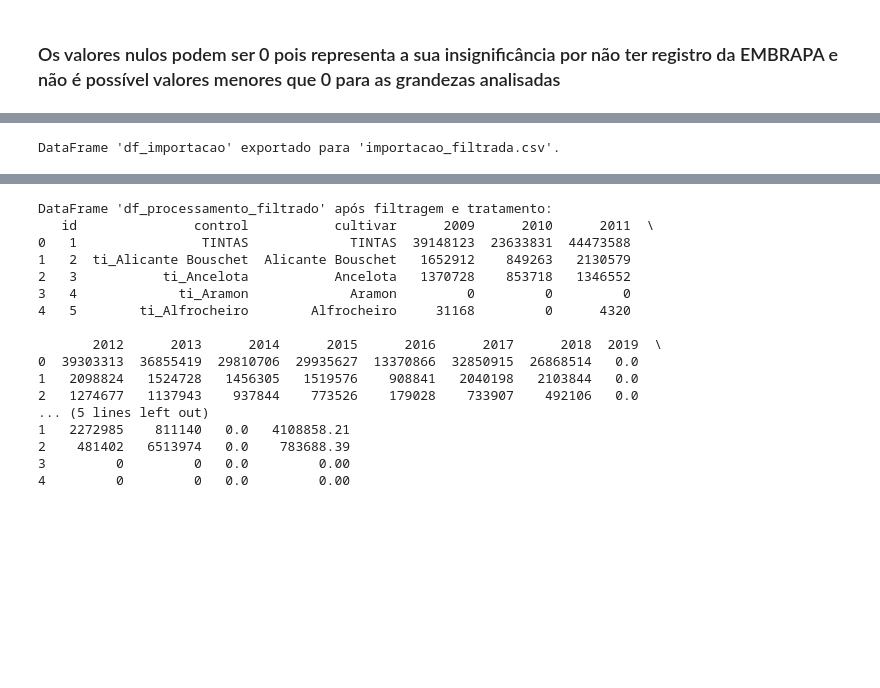
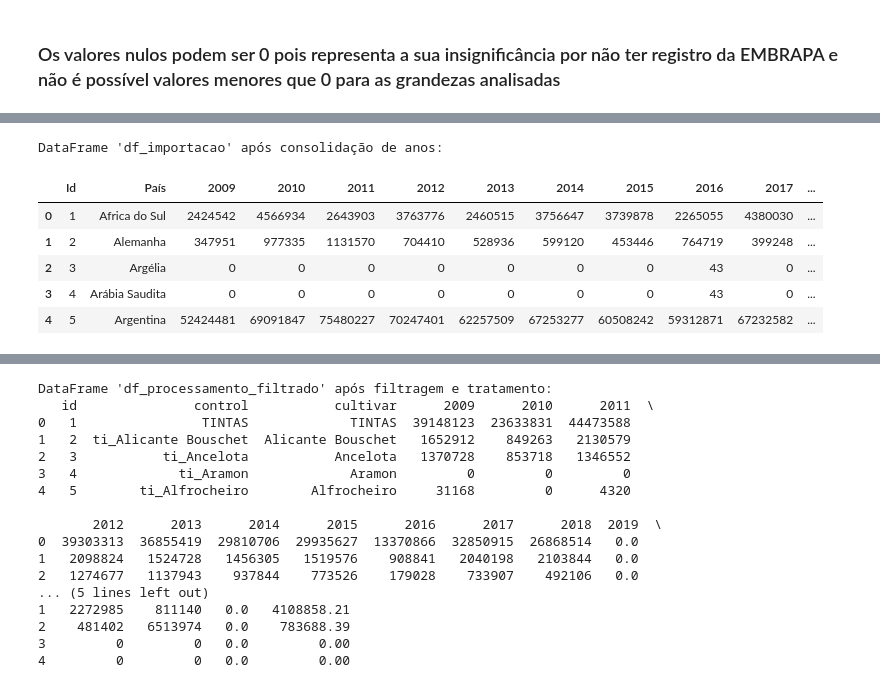
Before and after one commit to rafaellccouto/posach_analise_vinhos_comercio, a Jupyter notebook: Analise_vinhos_comercio.ipynb, the cells around one changed output, grey strips where cells are left out. Saved outputs shown, nothing was run; the diff lists cells and outputs as text; code cells hidden in the pictures; blank space fills up the shorter version.

```diff
--- a/Analise_vinhos_comercio.ipynb
+++ b/Analise_vinhos_comercio.ipynb
@@ -157,16 +205,0 @@ print(df_exportacao.head())
-# %%
-columns_to_remove = []
-for year in range(1970, 2008):
-    year_str = str(year)
-    year_str_dot1 = str(year) + '.1'
-
-    if year_str in df_exportacao.columns:
-        columns_to_remove.append(year_str)
-    if year_str_dot1 in df_exportacao.columns:
-        columns_to_remove.append(year_str_dot1)
-
-df_exportacao = df_exportacao.drop(columns=columns_to_remove, errors='ignore')
-
-print(f"Colunas removidas de df_exportacao: {columns_to_remove}")
-print("df_exportacao após remoção de colunas antigas:")
-df_exportacao.head()
@@ -295,5 +415,34 @@ DataFrame 'df_importacao' após consolidação de anos:
-# %%
-df_importacao.to_csv('importacao_filtrada.csv', index=False)
-print("DataFrame 'df_importacao' exportado para 'importacao_filtrada.csv'.")
-# %% [output]
-DataFrame 'df_importacao' exportado para 'importacao_filtrada.csv'.
+# %%
+# Loop através dos anos de 2008 até 2023
+for year in range(2008, 2024):
+    # Converte o ano para string (nome da coluna principal)
+    col_year = str(year)
+    # Cria o nome da coluna alternativa (com sufixo .1)
+    col_year_dot_1 = col_year + '.1'
+
+    # Verifica se existe uma coluna com o sufixo .1 no DataFrame
+    if col_year_dot_1 in df_importacao.columns:
+        # Consolida os valores das duas colunas:
+        # 1. Converte ambas para numérico, tratando erros como NaN e substituindo NaN por 0
+        # 2. Soma os valores das duas colunas
+        df_importacao[col_year] = (
+            pd.to_numeric(df_importacao[col_year], errors='coerce').fillna(0) +
+            pd.to_numeric(df_importacao[col_year_dot_1], errors='coerce').fillna(0)
+        )
+        # Remove a coluna com sufixo .1 após a consolidação
+        df_importacao = df_importacao.drop(columns=[col_year_dot_1])
+    elif col_year in df_importacao.columns:
+        # Se não existir coluna .1, apenas garante que a coluna principal seja numérica
+        df_importacao[col_year] = pd.to_numeric(df_importacao[col_year], errors='coerce').fillna(0)
+
+# Exibe mensagem e as primeiras linhas do DataFrame após a consolidação
+print("DataFrame 'df_importacao' após consolidação de anos:")
+df_importacao.head()
+# %% [output]
+DataFrame 'df_importacao' após consolidação de anos:
+|  | Id | País | 2009 | 2010 | 2011 | 2012 | 2013 | 2014 | 2015 | 2016 | 2017 | ... |
+| 0 | 1 | Africa do Sul | 2424542 | 4566934 | 2643903 | 3763776 | 2460515 | 3756647 | 3739878 | 2265055 | 4380030 | ... |
+| 1 | 2 | Alemanha | 347951 | 977335 | 1131570 | 704410 | 528936 | 599120 | 453446 | 764719 | 399248 | ... |
+| 2 | 3 | Argélia | 0 | 0 | 0 | 0 | 0 | 0 | 0 | 43 | 0 | ... |
+| 3 | 4 | Arábia Saudita | 0 | 0 | 0 | 0 | 0 | 0 | 0 | 43 | 0 | ... |
+| 4 | 5 | Argentina | 52424481 | 69091847 | 75480227 | 70247401 | 62257509 | 67253277 | 60508242 | 59312871 | 67232582 | ... |
```
Also changed, not shown: parts of 37 cells of this notebook, 7 other files.
